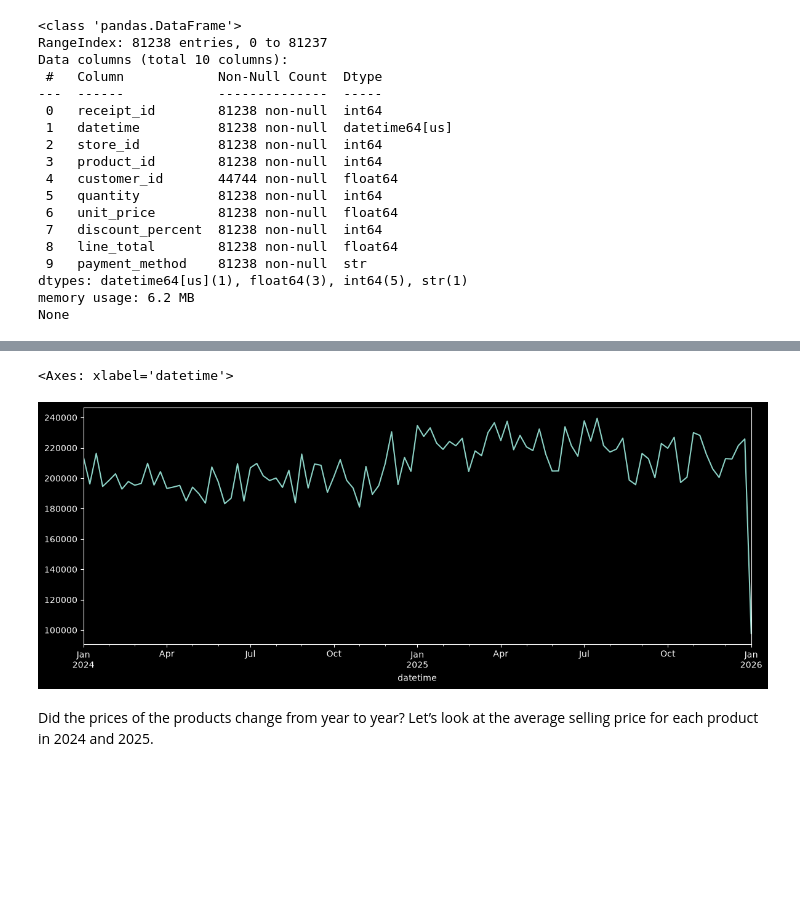
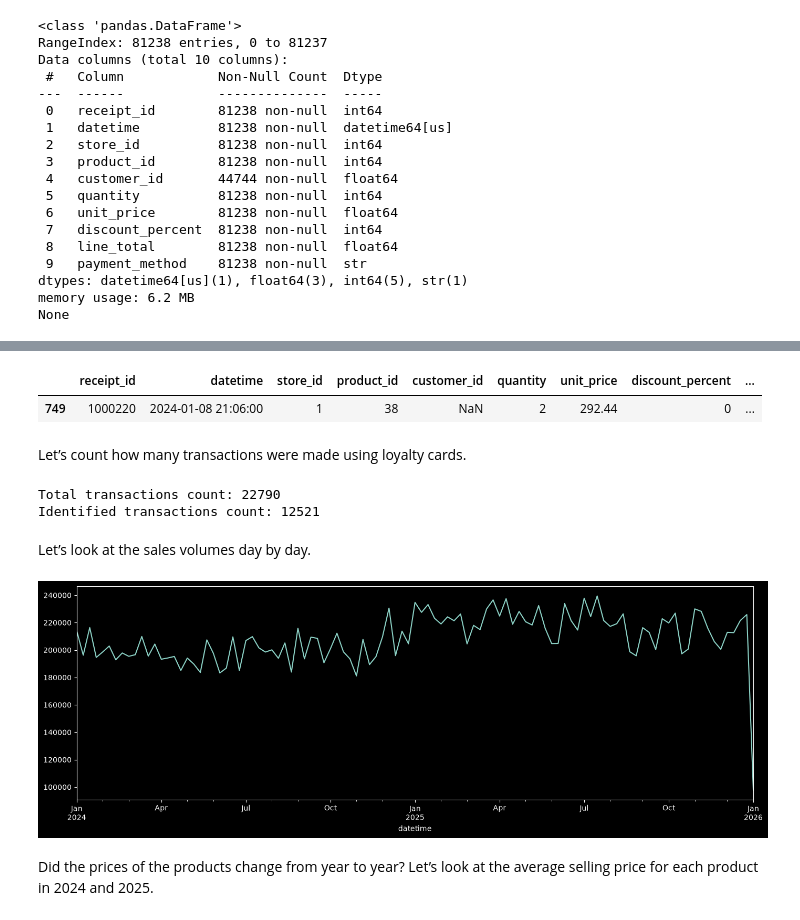
Before and after one commit to TAbramovskaya/dear-neighbour, a Jupyter notebook: python/data_overview.ipynb, the cells around one changed output, grey strips where cells are left out. Cells and saved outputs as stored; diff of their text form; code cells hidden in the pictures; blank space fills up the shorter version.

```diff
--- a/python/data_overview.ipynb
+++ b/python/data_overview.ipynb
@@ -92,13 +67,31 @@ Let’s look at the sales volumes day by day.
-# %%
-daily_sales = (
-    sales
-    .groupby(sales['datetime'].dt.to_period('W'))['line_total'].sum()  # try D, W, M, Q
-)
-
-daily_sales.plot(figsize=(14, 5))
-# %% [output]
-<Axes: xlabel='datetime'>
-[figure, removed]
+# %%
+sales.sample()
+# %% [output]
+|  | receipt_id | datetime | store_id | product_id | customer_id | quantity | unit_price | discount_percent | ... |
+| 749 | 1000220 | 2024-01-08 21:06:00 | 1 | 38 | NaN | 2 | 292.44 | 0 | ... |
+# %% [markdown]
+Let’s count how many transactions were made using loyalty cards.
+# %%
+print(f'Total transactions count: {sales['receipt_id'].nunique()}')
+print(f'Identified transactions count: {sales.loc[sales['customer_id'].notna(), 'receipt_id'].nunique()}')
+# %% [output]
+Total transactions count: 22790
+Identified transactions count: 12521
+# %% [markdown]
+Let’s look at the sales volumes day by day.
+# %%
+daily_sales = (
+    sales
+    .groupby(sales['datetime'].dt.to_period('W'))
+    ['line_total']
+    .sum()  # try D, W, M, Q
+)
+
+daily_sales.plot(figsize=(14, 5))
+plt.tight_layout()
+plt.show()
+# %% [output]
+[figure, added]
 # %% [markdown]
 Did the prices of the products change from year to year? Let’s look at the average selling price for each product in 2024 and 2025.
 # %%
```
Also changed, not shown: parts of 19 cells of this notebook, 1 other file.
